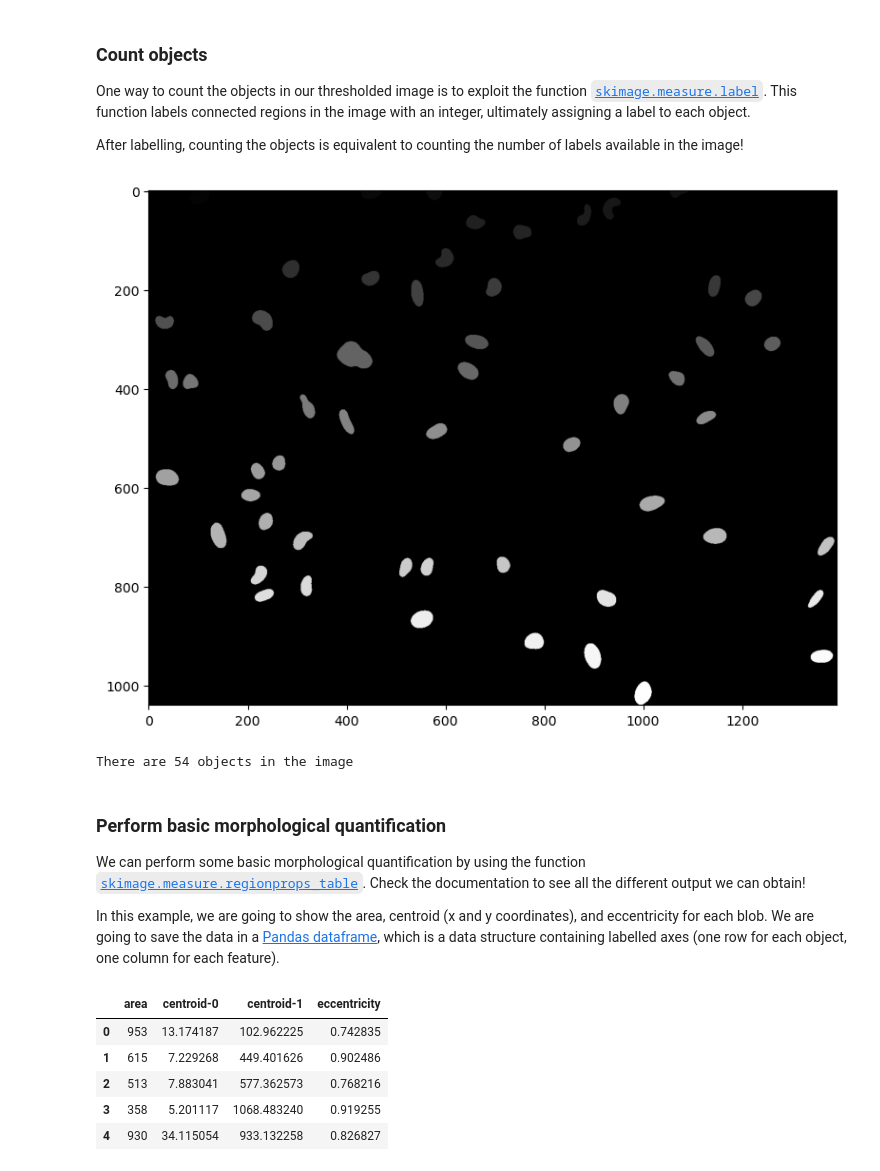
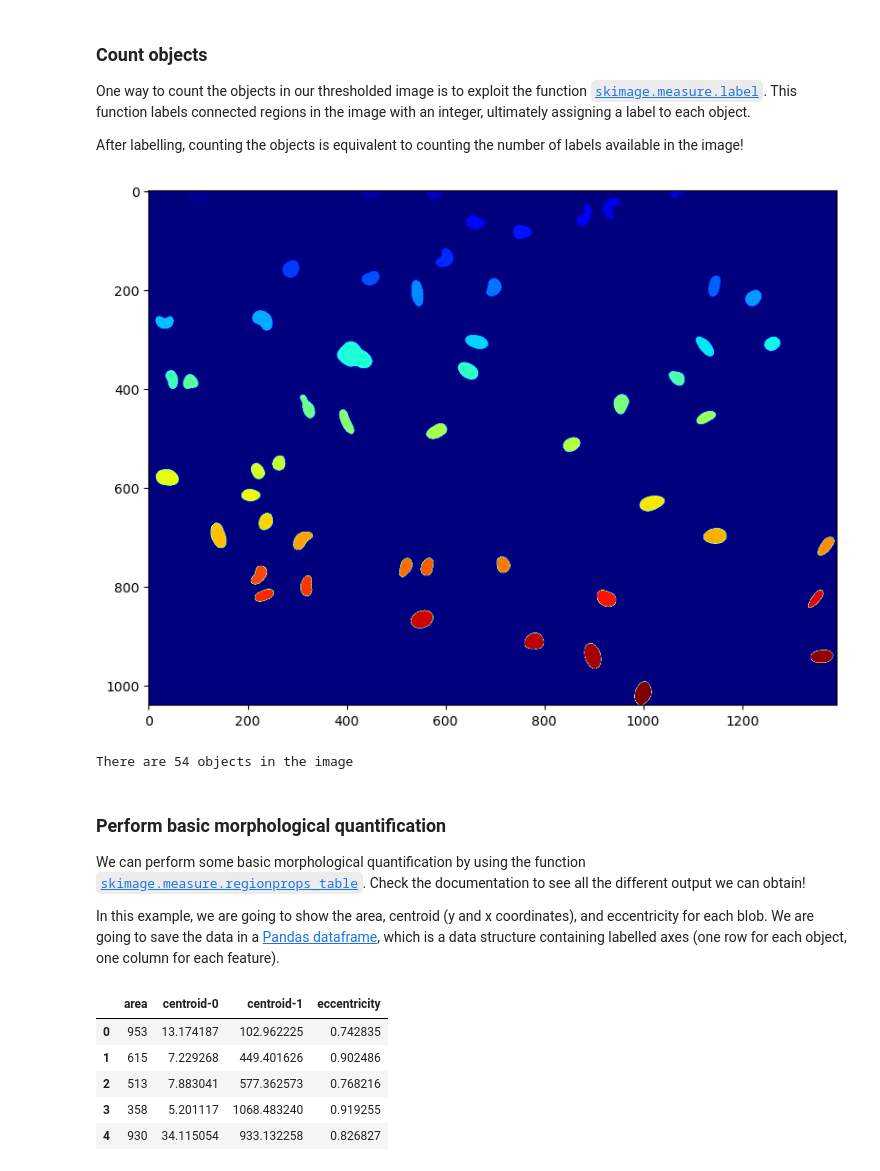
Before and after one commit to RMS-DAIM/DAIM-MMC2025, a Jupyter notebook: Jupyter_notebook/counting_objects.ipynb, the cells around one changed output. Cells and saved outputs as stored; diff of their text form; code cells hidden in the pictures.

```diff
--- a/Jupyter_notebook/counting_objects.ipynb
+++ b/Jupyter_notebook/counting_objects.ipynb
@@ -97,12 +97,12 @@ After labelling, counting the objects is equivalent to counting the number of la
 # %%
 # label objects and visualise the result
 labels = measure.label(im_thresh)
 
 fig, ax = plt.subplots(figsize=(8,6))
-ax.imshow(labels, cmap='gray')
+ax.imshow(labels, cmap='jet')
 plt.tight_layout()
 # %% [output]
-[figure, old version]
+[figure, new version]
 # %%
 # count the objects - find the maximum integer assigned to a label!
 print("There are {} objects in the image".format(labels.max()))
@@ -112,7 +112,7 @@ There are 54 objects in the image
 ### Perform basic morphological quantification
 We can perform some basic morphological quantification by using the function [`skimage.measure.regionprops_table`](https://scikit-image.org/docs/stable/api/skimage.measure.html#skimage.measure.regionprops_table). Check the documentation to see all the different output we can obtain!
 
-In this example, we are going to show the area, centroid (x and y coordinates), and eccentricity for each blob. We are going to save the data in a [Pandas dataframe](https://pandas.pydata.org/pandas-docs/stable/reference/api/pandas.DataFrame.html), which is a data structure containing labelled axes (one row for each object, one column for each feature).
+In this example, we are going to show the area, centroid (y and x coordinates), and eccentricity for each blob. We are going to save the data in a [Pandas dataframe](https://pandas.pydata.org/pandas-docs/stable/reference/api/pandas.DataFrame.html), which is a data structure containing labelled axes (one row for each object, one column for each feature).
 # %%
 # measure properties
 props = measure.regionprops_table(labels, im, properties=['area', 'centroid', 'eccentricity'])
```
Also changed, not shown: parts of 3 cells of this notebook.
